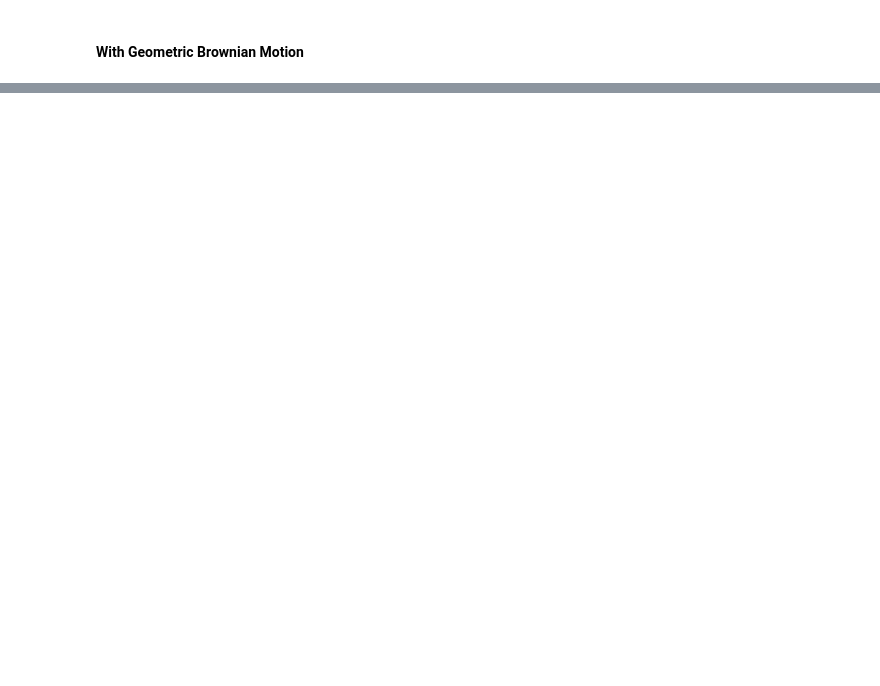
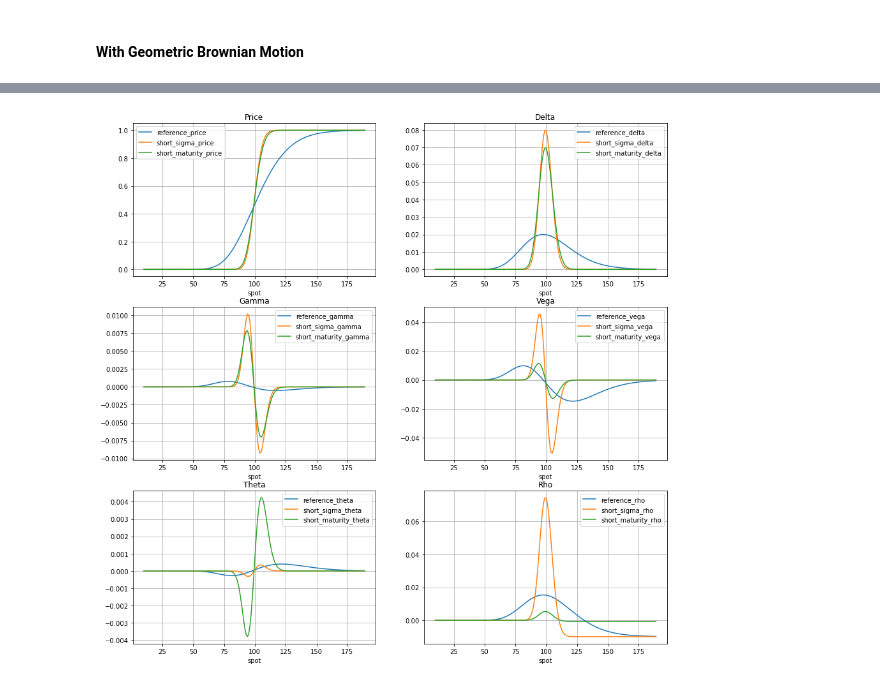
Before and after one commit to Stevenworick/Pricing, a Jupyter notebook: Notebook.ipynb, the cells around one changed output, grey strips where cells are left out. Cells and saved outputs as stored; diff of their text form; code cells hidden in the pictures; blank space fills up the shorter version.

```diff
--- a/Notebook.ipynb
+++ b/Notebook.ipynb
@@ -9,7 +9,7 @@ from pricing import BlackScholesMerton, GeometricBrownianMotion
 configuration = ConfigurationBuilder(
     kind='call',
     spot=100.0,
-    sigma=0.30,
+    sigma=0.05,
     maturity=365,
     risk_free_rate=0,
     dividend_yield=0,
@@ -17,13 +17,12 @@ configuration = ConfigurationBuilder(
 # %% [markdown]
 #### With Black Scholes Merton
 # %%
-barrier = configuration.spot
 shift = 1
 
-configuration.strike = barrier - shift
+configuration.strike = configuration.spot - shift
 option_1 = BlackScholesMerton(configuration)
 
-configuration.strike = barrier
+configuration.strike = configuration.spot
 option_2 = BlackScholesMerton(configuration)
 # %%
 digital = option_1 - option_2
@@ -87,0 +103,41 @@ fig.set_figwidth(15)
+# %%
+reference = data[(data["maturity"]==365) & (data["sigma"]==0.2)].set_index("spot")
+reference.columns =  ["reference_" + name for name in reference.columns]
+
+short_sigma = data[(data["maturity"]==365) & (data["sigma"]==0.05)].set_index("spot")
+short_sigma.columns =  ["short_sigma_" + name for name in short_sigma.columns]
+
+short_maturity = data[(data["maturity"]==30) & (data["sigma"]==0.20)].set_index("spot")
+short_maturity.columns =  ["short_maturity_" + name for name in short_maturity.columns]
+# %%
+fig, axes = plt.subplots(nrows=3, ncols=2)
+
+reference["reference_price"].plot(ax=axes[0,0], title='Price', grid=True, legend=True)
+short_sigma["short_sigma_price"].plot(ax=axes[0,0], title='Price', grid=True, legend=True)
+short_maturity["short_maturity_price"].plot(ax=axes[0,0], title='Price', grid=True, legend=True)
+
+reference["reference_delta"].plot(ax=axes[0,1], title='Delta', grid=True, legend=True)
+short_sigma["short_sigma_delta"].plot(ax=axes[0,1], title='Delta', grid=True, legend=True)
+short_maturity["short_maturity_delta"].plot(ax=axes[0,1], title='Delta', grid=True, legend=True)
+
+reference["reference_gamma"].plot(ax=axes[1,0], title='Gamma', grid=True, legend=True)
+short_sigma["short_sigma_gamma"].plot(ax=axes[1,0], title='Gamma', grid=True, legend=True)
+short_maturity["short_maturity_gamma"].plot(ax=axes[1,0], title='Gamma', grid=True, legend=True)
+
+reference["reference_vega"].plot(ax=axes[1,1], title='Vega', grid=True, legend=True)
+short_sigma["short_sigma_vega"].plot(ax=axes[1,1], title='Vega', grid=True, legend=True)
+short_maturity["short_maturity_vega"].plot(ax=axes[1,1], title='Vega', grid=True, legend=True)
+
+reference["reference_theta"].plot(ax=axes[2,0], title='Theta', grid=True, legend=True)
+short_sigma["short_sigma_theta"].plot(ax=axes[2,0], title='Theta', grid=True, legend=True)
+short_maturity["short_maturity_theta"].plot(ax=axes[2,0], title='Theta', grid=True, legend=True)
+
+reference["reference_rho"].plot(ax=axes[2,1], title='Rho', grid=True, legend=True)
+short_sigma["short_sigma_rho"].plot(ax=axes[2,1], title='Rho', grid=True, legend=True)
+short_maturity["short_maturity_rho"].plot(ax=axes[2,1], title='Rho', grid=True, legend=True)
+
+
+fig.set_figheight(15)
+fig.set_figwidth(15);
+# %% [output]
+[figure, added]
```
Also changed, not shown: parts of 7 cells of this notebook, 1 other file.
